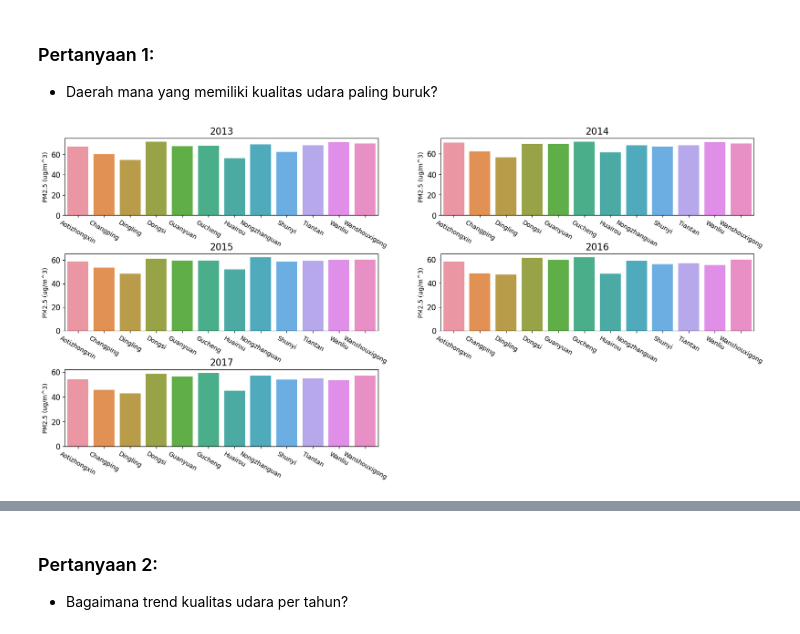
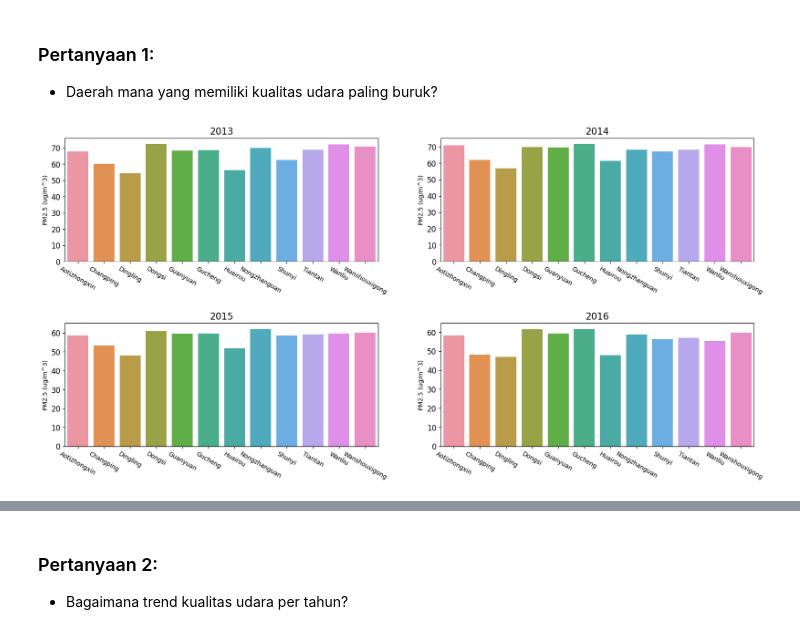
Before and after one commit to anhilmy/dicoding-python-analysis-data, a Jupyter notebook: notebook.ipynb, the cells around one changed output, grey strips where cells are left out. Saved outputs shown, nothing was run; the diff lists cells and outputs as text; code cells hidden in the pictures.

```diff
--- a/notebook.ipynb
+++ b/notebook.ipynb
@@ -372,45 +372,36 @@ a_df["mean"] = a_df[("PM2.5", "mean")]
 a_df.drop(columns=("PM2.5", "mean"), inplace=True)
 a_df.reset_index(inplace=True)
 # %%
-fig, ax = plt.subplots(nrows=3, ncols=2, figsize=(20, 9))
+fig, ax = plt.subplots(nrows=2, ncols=2, figsize=(20, 9))
 fig.subplots_adjust(left=None, bottom=None, right=None, top=None, wspace=None, hspace=0.5)
 # print(a_df[a_df["datetime"] == 2013])
 
 sns.barplot(x="station", y="mean", data=(a_df[a_df["datetime"] == 2013]), ax=ax[0][0])
 ax[0][0].xaxis.set_tick_params(rotation=-30)
 ax[0][0].set_ylabel("PM2.5 (ug/m^3)")
 ax[0][0].set_xlabel(None)
 ax[0][0].set_title("2013", loc="center", fontsize=15)
 ax[0][0].tick_params(axis ='y', labelsize=12)
 
 sns.barplot(x="station", y="mean", data=(a_df[a_df["datetime"] == 2014]), ax=ax[0][1])
 ax[0][1].xaxis.set_tick_params(rotation=-30)
 ax[0][1].set_ylabel("PM2.5 (ug/m^3)")
 ax[0][1].set_xlabel(None)
 ax[0][1].set_title("2014", loc="center", fontsize=15)
 ax[0][1].tick_params(axis ='y', labelsize=12)
 
 sns.barplot(x="station", y="mean", data=(a_df[a_df["datetime"] == 2015]), ax=ax[1][0])
 ax[1][0].xaxis.set_tick_params(rotation=-30)
 ax[1][0].set_ylabel("PM2.5 (ug/m^3)")
 ax[1][0].set_xlabel(None)
 ax[1][0].set_title("2015", loc="center", fontsize=15)
 ax[1][0].tick_params(axis ='y', labelsize=12)
 
 sns.barplot(x="station", y="mean", data=(a_df[a_df["datetime"] == 2016]), ax=ax[1][1])
 ax[1][1].xaxis.set_tick_params(rotation=-30)
 ax[1][1].set_ylabel("PM2.5 (ug/m^3)")
 ax[1][1].set_xlabel(None)
 ax[1][1].set_title("2016", loc="center", fontsize=15)
 ax[1][1].tick_params(axis ='y', labelsize=12)
-
-sns.barplot(x="station", y="mean", data=(a_df[a_df["datetime"] == 2017]), ax=ax[2][0])
-ax[2][0].xaxis.set_tick_params(rotation=-30)
-ax[2][0].set_ylabel("PM2.5 (ug/m^3)")
-ax[2][0].set_xlabel(None)
-ax[2][0].set_title("2017", loc="center", fontsize=15)
-ax[2][0].tick_params(axis ='y', labelsize=12)
-
-fig.delaxes(ax[2][1])
 # %% [output]
-[figure, old version]
+[figure, new version]
```
Also changed, not shown: parts of 4 cells of this notebook.
